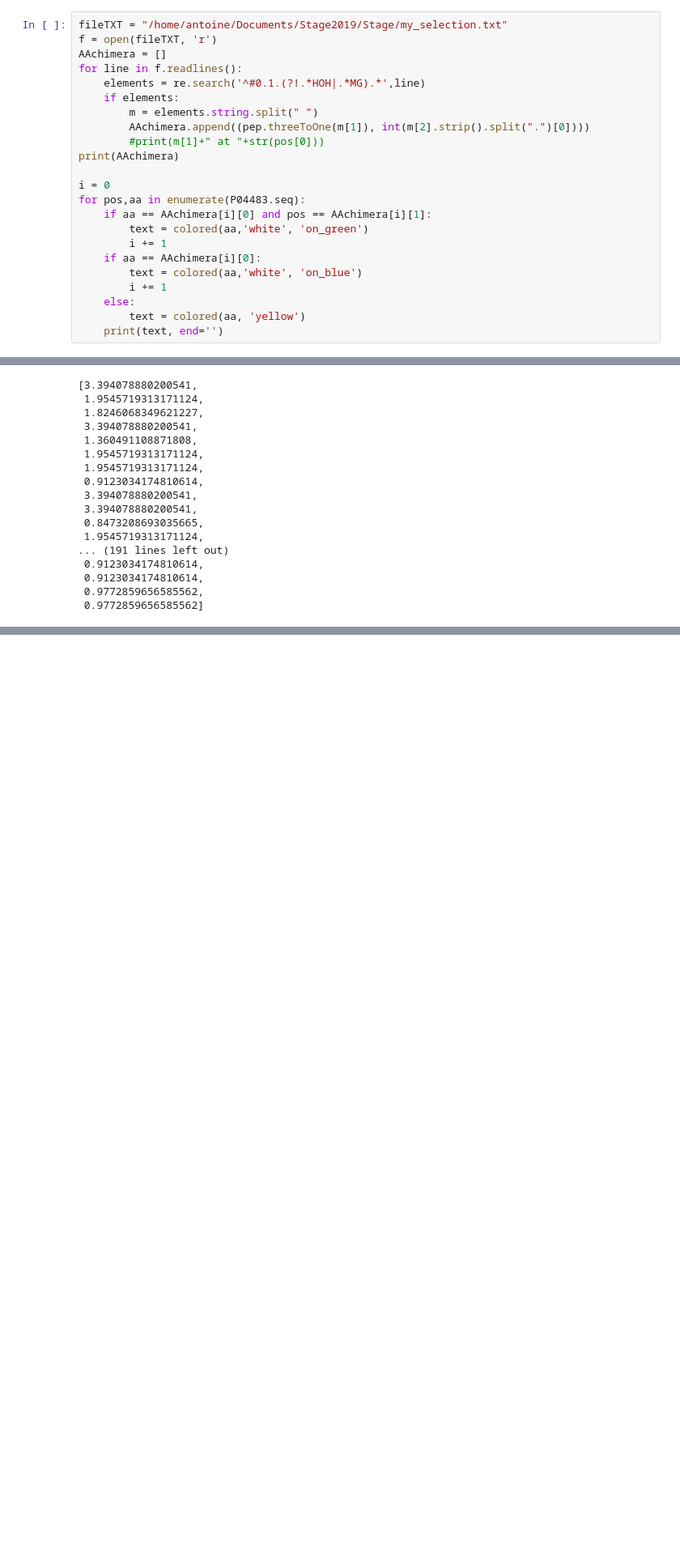
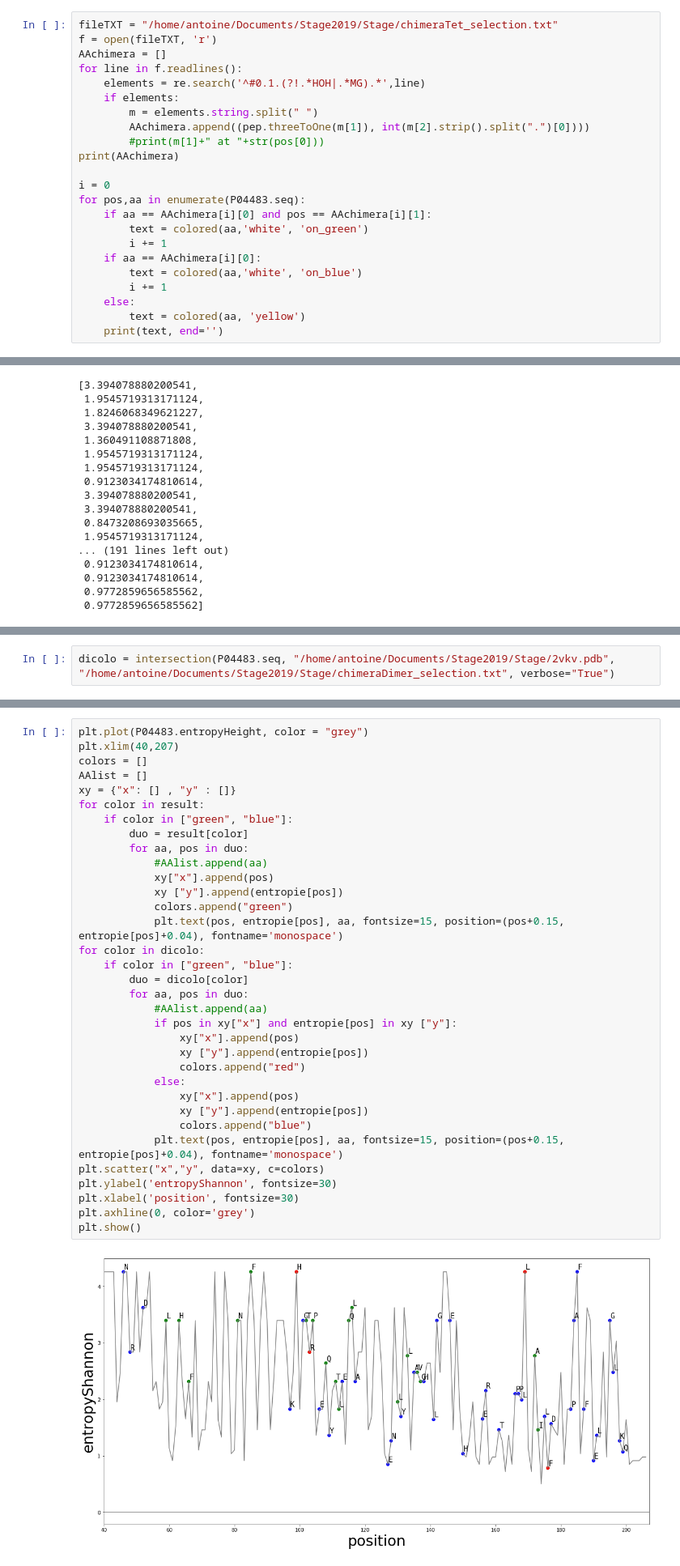
Before and after one commit to AntoineHeurtel/TetR-Binding-Motif, a Jupyter notebook: Nebuleuse.ipynb, the cells around one changed output, grey strips where cells are left out. Shown at 81% size. Cells and saved outputs as stored; diff of their text form; blank space fills up the shorter version.

```diff
--- a/Nebuleuse.ipynb
+++ b/Nebuleuse.ipynb
@@ -1004,6 +1138,6 @@ import pyproteins.sequence.peptide as pep
 from termcolor import colored, cprint
 # %%
-fileTXT = "/home/antoine/Documents/Stage2019/Stage/my_selection.txt"
+fileTXT = "/home/antoine/Documents/Stage2019/Stage/chimeraTet_selection.txt"
 f = open(fileTXT, 'r')
 AAchimera = []
 for line in f.readlines():
@@ -1283,0 +1419,2 @@ plt.show()
+# %%
+dicolo = intersection(P04483.seq, "/home/antoine/Documents/Stage2019/Stage/2vkv.pdb", "/home/antoine/Documents/Stage2019/Stage/chimeraDimer_selection.txt", verbose="True")
@@ -1283,0 +1430,36 @@ plt.show()
+# %%
+plt.plot(P04483.entropyHeight, color = "grey")
+plt.xlim(40,207)
+colors = []
+AAlist = []
+xy = {"x": [] , "y" : []}
+for color in result:
+    if color in ["green", "blue"]:
+        duo = result[color]
+        for aa, pos in duo:
+            #AAlist.append(aa)
+            xy["x"].append(pos)
+            xy ["y"].append(entropie[pos])
+            colors.append("green")
+            plt.text(pos, entropie[pos], aa, fontsize=15, position=(pos+0.15, entropie[pos]+0.04), fontname='monospace')
+for color in dicolo:
+    if color in ["green", "blue"]:
+        duo = dicolo[color]
+        for aa, pos in duo:
+            #AAlist.append(aa)
+            if pos in xy["x"] and entropie[pos] in xy ["y"]:
+                xy["x"].append(pos)
+                xy ["y"].append(entropie[pos])
+                colors.append("red")
+            else:
+                xy["x"].append(pos)
+                xy ["y"].append(entropie[pos])
+                colors.append("blue")
+            plt.text(pos, entropie[pos], aa, fontsize=15, position=(pos+0.15, entropie[pos]+0.04), fontname='monospace')
+plt.scatter("x","y", data=xy, c=colors)
+plt.ylabel('entropyShannon', fontsize=30)
+plt.xlabel('position', fontsize=30)
+plt.axhline(0, color='grey')
+plt.show()
+# %% [output]
+[figure, added]
```
Also changed, not shown: parts of 31 cells of this notebook, 4 other files.
